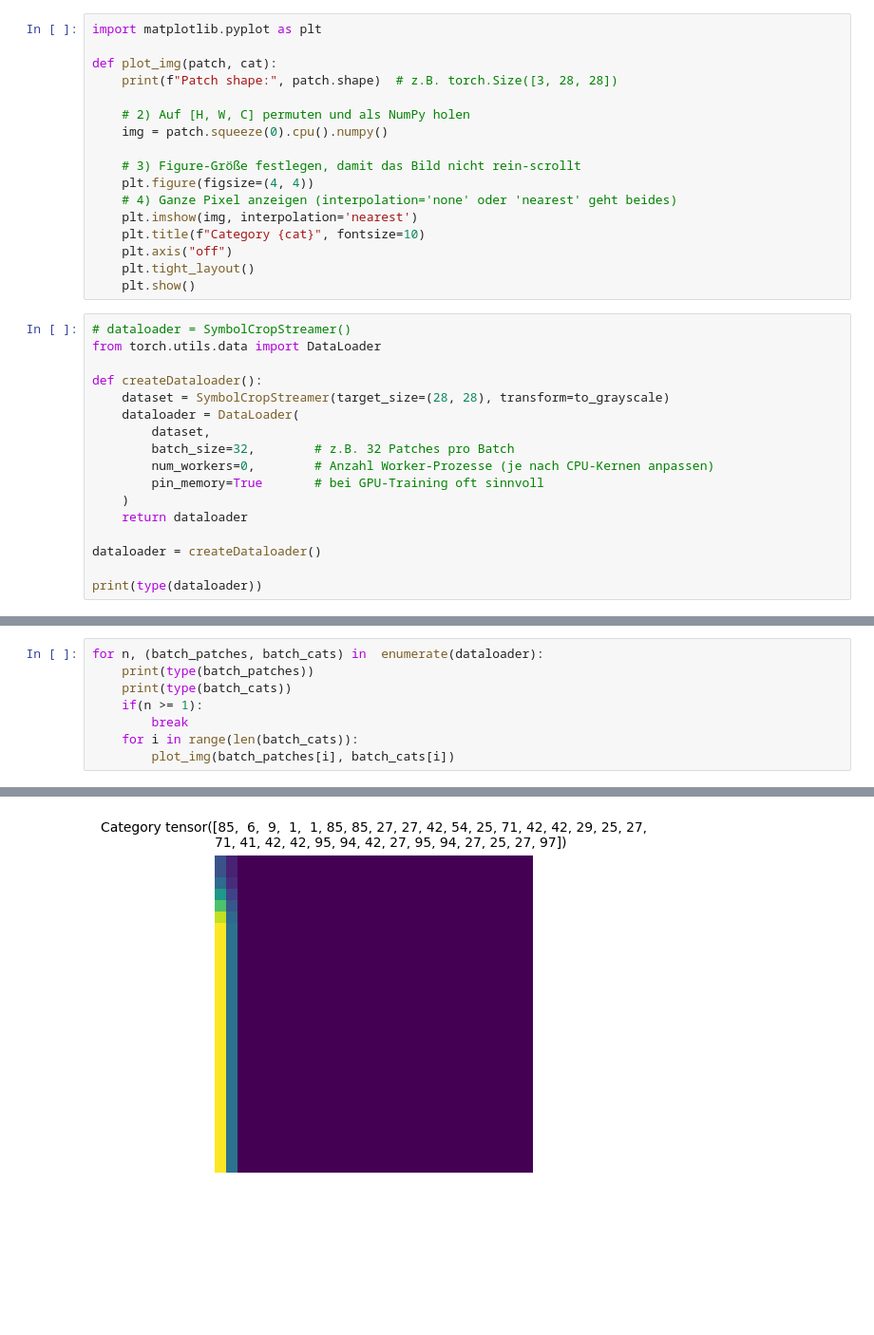
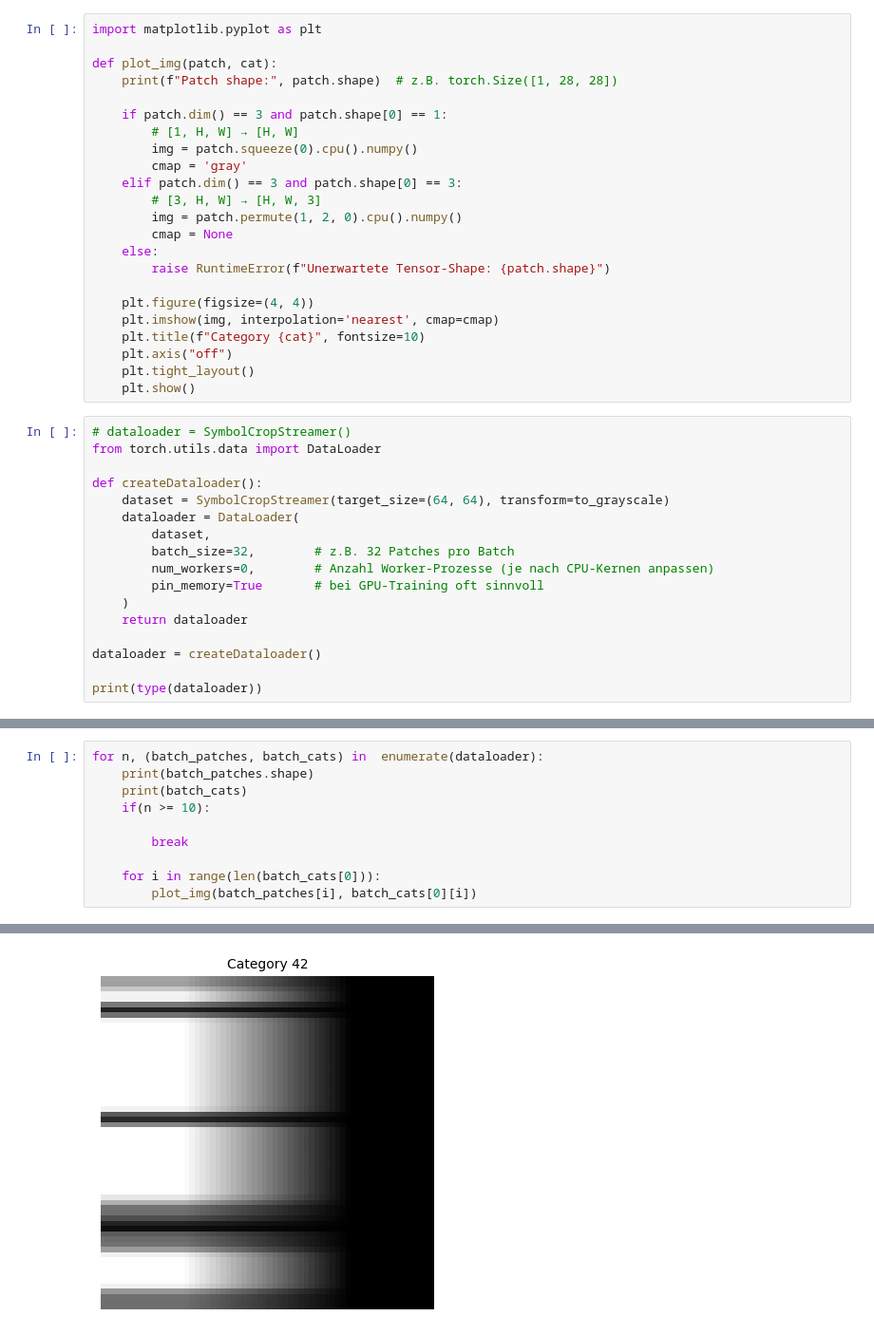
Before and after one commit to fusiongodo/yolo-score, a Jupyter notebook: play_obbanns.ipynb, the cells around one changed output, grey strips where cells are left out. Shown at 95% size. Saved outputs shown, nothing was run; the diff lists cells and outputs as text; blank space fills up the shorter version.

```diff
--- a/play_obbanns.ipynb
+++ b/play_obbanns.ipynb
@@ -78,15 +76,21 @@ class SymbolCropStreamer(IterableDataset):
 import matplotlib.pyplot as plt
 
 def plot_img(patch, cat):
-    print(f"Patch shape:", patch.shape)  # z.B. torch.Size([3, 28, 28])
+    print(f"Patch shape:", patch.shape)  # z.B. torch.Size([1, 28, 28])
 
-    # 2) Auf [H, W, C] permuten und als NumPy holen
-    img = patch.squeeze(0).cpu().numpy()
+    if patch.dim() == 3 and patch.shape[0] == 1:
+        # [1, H, W] → [H, W]
+        img = patch.squeeze(0).cpu().numpy()
+        cmap = 'gray'
+    elif patch.dim() == 3 and patch.shape[0] == 3:
+        # [3, H, W] → [H, W, 3]
+        img = patch.permute(1, 2, 0).cpu().numpy()
+        cmap = None
+    else:
+        raise RuntimeError(f"Unerwartete Tensor‐Shape: {patch.shape}")
 
-    # 3) Figure-Größe festlegen, damit das Bild nicht rein-scrollt
     plt.figure(figsize=(4, 4))
-    # 4) Ganze Pixel anzeigen (interpolation='none' oder 'nearest' geht beides)
-    plt.imshow(img, interpolation='nearest')
+    plt.imshow(img, interpolation='nearest', cmap=cmap)
     plt.title(f"Category {cat}", fontsize=10)
     plt.axis("off")
     plt.tight_layout()
@@ -96,7 +100,7 @@ def plot_img(patch, cat):
 from torch.utils.data import DataLoader
 
 def createDataloader():
-    dataset = SymbolCropStreamer(target_size=(28, 28), transform=to_grayscale)
+    dataset = SymbolCropStreamer(target_size=(64, 64), transform=to_grayscale)
     dataloader = DataLoader(
         dataset,
         batch_size=32,        # z.B. 32 Patches pro Batch
@@ -114,10 +118,12 @@ done! t=4.96s
 <class 'torch.utils.data.dataloader.DataLoader'>
 # %%
 for n, (batch_patches, batch_cats) in  enumerate(dataloader):
-    print(type(batch_patches))
-    print(type(batch_cats))
-    if(n >= 1):
+    print(batch_patches.shape)
+    print(batch_cats)
+    if(n >= 10):
+
         break
-    for i in range(len(batch_cats)):
-        plot_img(batch_patches[i], batch_cats[i])
+
+    for i in range(len(batch_cats[0])):
+        plot_img(batch_patches[i], batch_cats[0][i])
 # %% [output]
@@ -127 +136 @@ Patch shape: torch.Size([1, 28, 28])
-[figure, old version]
+[figure, new version]
```
Also changed, not shown: parts of 7 cells of this notebook.
